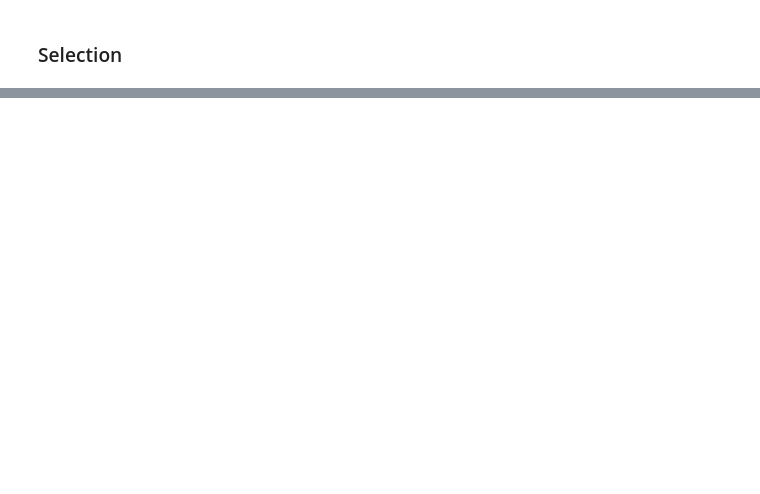
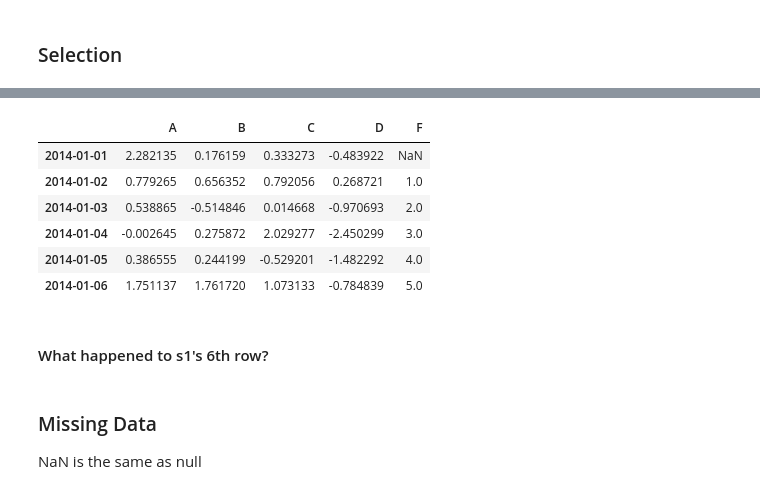
Before and after one commit to jpbatz/DS_Review_2019, a Jupyter notebook: 04-fundamentals-review/code/practice-pandas.ipynb, the cells around one changed output, grey strips where cells are left out. Cells and saved outputs as stored; diff of their text form; code cells hidden in the pictures; blank space fills up the shorter version.

```diff
--- a/04-fundamentals-review/code/practice-pandas.ipynb
+++ b/04-fundamentals-review/code/practice-pandas.ipynb
@@ -308,0 +460,16 @@ df.sort_values(by=['B', 'D'], ascending=False)
+# %%
+# notice missing value in first row for col 'F'!
+df
+# %% [output]
+|  | A | B | C | D | F |
+| 2014-01-01 | 2.282135 | 0.176159 | 0.333273 | -0.483922 | NaN |
+| 2014-01-02 | 0.779265 | 0.656352 | 0.792056 | 0.268721 | 1.0 |
+| 2014-01-03 | 0.538865 | -0.514846 | 0.014668 | -0.970693 | 2.0 |
+| 2014-01-04 | -0.002645 | 0.275872 | 2.029277 | -2.450299 | 3.0 |
+| 2014-01-05 | 0.386555 | 0.244199 | -0.529201 | -1.482292 | 4.0 |
+| 2014-01-06 | 1.751137 | 1.761720 | 1.073133 | -0.784839 | 5.0 |
+# %% [markdown]
+#### What happened to s1's 6th row?
+# %% [markdown]
+### Missing Data
+NaN is the same as null
```
Also changed, not shown: parts of 59 cells of this notebook.
